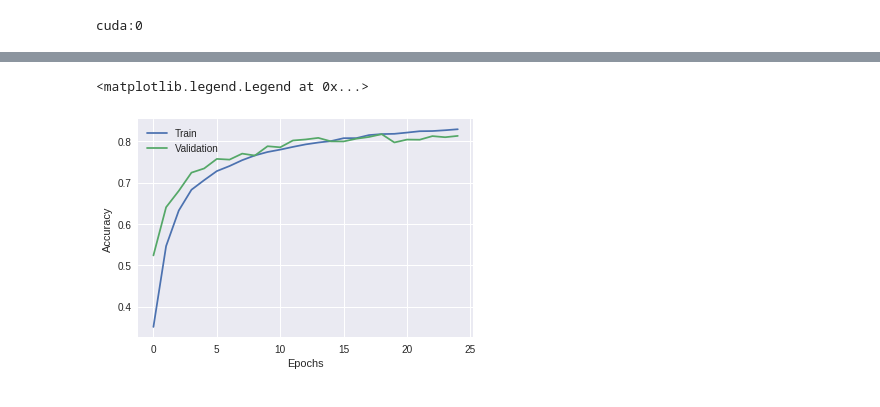
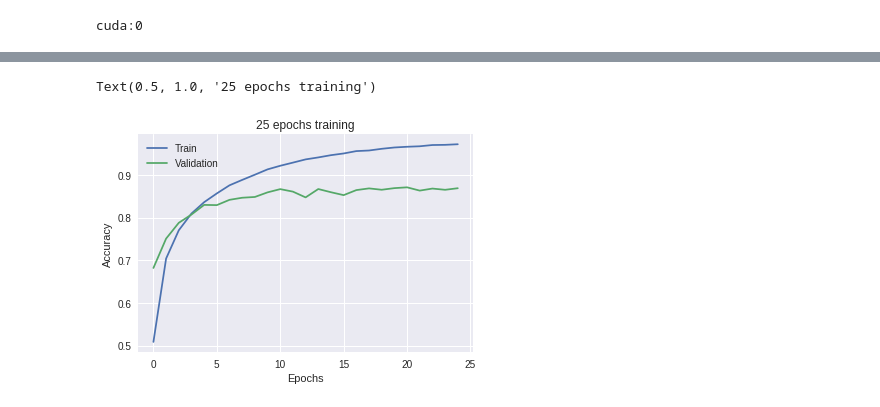
Before and after one commit to RouSage/diploma, a Jupyter notebook: train_model.ipynb, the cells around one changed output, grey strips where cells are left out. Cells and saved outputs as stored; diff of their text form; code cells hidden in the pictures.

```diff
--- a/train_model.ipynb
+++ b/train_model.ipynb
@@ -131,7 +135,6 @@ class CNN(nn.Module):
         )
 
         self.fc_layer = nn.Sequential(
-            nn.Dropout(p=0.1),
             # 4096 = 4*4*256
             nn.Linear(in_features=4096, out_features=1024),
             nn.ReLU(inplace=True),
@@ -346,5 +392,8 @@ save_model(net_15, os.path.join(path_to_app, "trained_models", "net_15e_080acc.p
 # %%
+# Train model for 25 epochs
 net_25 = CNN()
 net_25 = net_25.to(device)
 
-optimizer_25 = optim.Adam(net_25.parameters(), lr=0.001)
+optimizer_25 = optim.Adam(net_25.parameters(), lr=0.0001)
+
+net_25, train_acc_hist_25, val_acc_hist_25 = train_model(net_25, dataloaders_dict, criterion, optimizer_25, 25)
@@ -371,11 +418,12 @@ Training complete in 46m 52s
 # %%
 # Plot train/validation accuracy
 plt.plot(train_acc_hist_25, label="Train")
 plt.plot(val_acc_hist_25, label="Validation")
 plt.xlabel("Epochs")
 plt.ylabel("Accuracy")
 plt.legend(loc="best")
+plt.title("25 epochs training")
 # %% [output]
-<matplotlib.legend.Legend at 0x...>
+Text(0.5, 1.0, '25 epochs training')
-[figure, old version]
+[figure, new version]
 # %%
```
Also changed, not shown: parts of 19 cells of this notebook, 1 other file.
